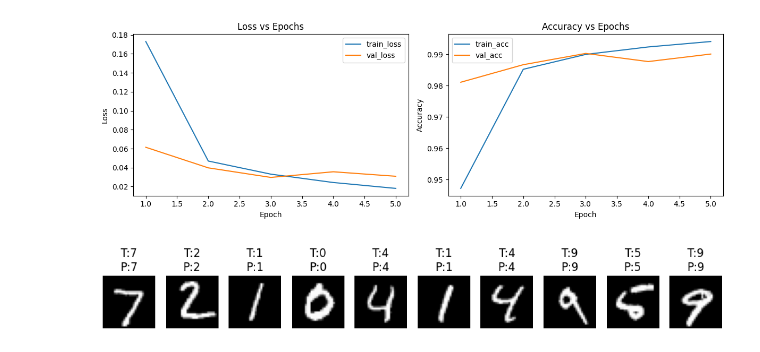
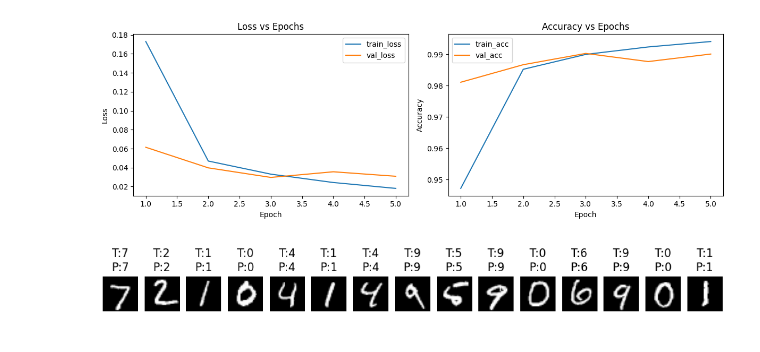
Before and after one commit to urfanamillatina/CNN, a Jupyter notebook: simple_cnn_pytorch_mnist.ipynb, the cells around one changed output. Saved outputs shown, nothing was run; the diff lists cells and outputs as text; code cells hidden in the pictures.

```diff
--- a/simple_cnn_pytorch_mnist.ipynb
+++ b/simple_cnn_pytorch_mnist.ipynb
@@ -301,22 +276,22 @@ plt.show()
 # %%
 # --- Visualize a few predictions ---
 # We'll take a mini-batch from the test loader, run inference, and plot some results.
 model.eval()
 images, labels = next(iter(test_loader))              # Grab a batch (images: [B,1,28,28])
 images, labels = images.to(device), labels.to(device)
 with torch.no_grad():
     logits = model(images)                            # Forward pass
 preds = logits.argmax(dim=1)                          # Convert logits to predicted class indices
 
 # Move a few samples to CPU and plot
-num_show = 10
+num_show = 15
 plt.figure(figsize=(12, 3))
 for i in range(num_show):
     img = images[i].detach().cpu().squeeze(0)         # [1,28,28] -> [28,28]
     plt.subplot(1, num_show, i+1)
     plt.imshow(img, cmap='gray')
     plt.title(f'T:{labels[i].item()}\nP:{preds[i].item()}')
     plt.axis('off')
 plt.show()
 # %% [output]
-[figure, old version]
+[figure, new version]
```
Also changed, not shown: parts of 7 cells of this notebook, 2 other files.
